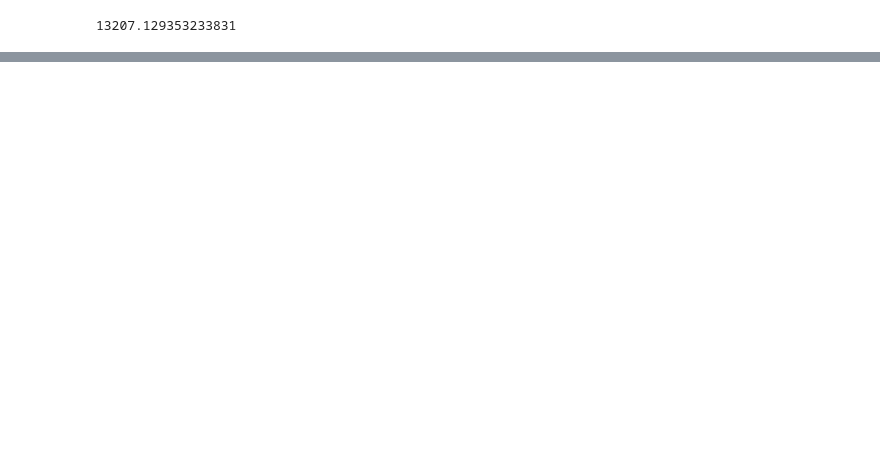
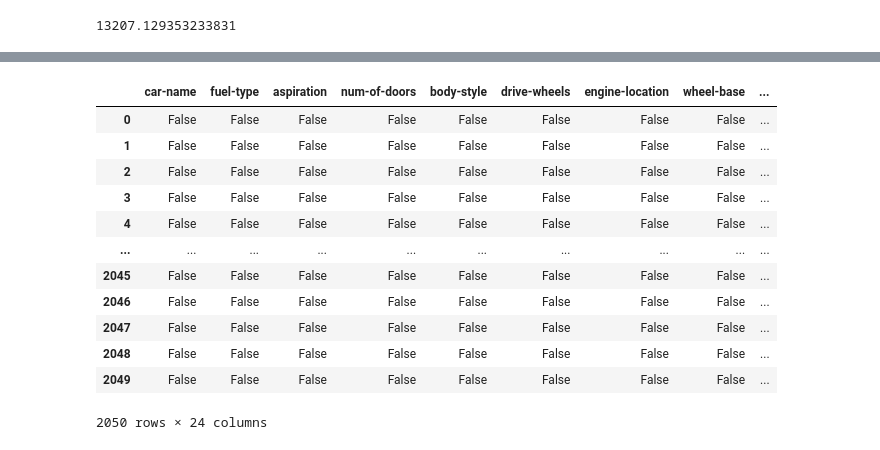
Before and after one commit to vaishnavirathod03/Automobile_ML_Project, a Jupyter notebook: Step 1 - Data Preprocessing/Automobile_preprocessing.ipynb, the cells around one changed output, grey strips where cells are left out. Saved outputs shown, nothing was run; the diff lists cells and outputs as text; code cells hidden in the pictures; blank space fills up the shorter version.

```diff
--- a/Step 1 - Data Preprocessing/Automobile_preprocessing.ipynb
+++ b/Step 1 - Data Preprocessing/Automobile_preprocessing.ipynb
@@ -568,0 +589,17 @@ memory usage: 40.2+ KB
+# %%
+# isnull()--> returns true if null value is present and false if no null values
+ad.isnull()
+# %% [output]
+|  | car-name | fuel-type | aspiration | num-of-doors | body-style | drive-wheels | engine-location | wheel-base | ... |
+| 0 | False | False | False | False | False | False | False | False | ... |
+| 1 | False | False | False | False | False | False | False | False | ... |
+| 2 | False | False | False | False | False | False | False | False | ... |
+| 3 | False | False | False | False | False | False | False | False | ... |
+| 4 | False | False | False | False | False | False | False | False | ... |
+| ... | ... | ... | ... | ... | ... | ... | ... | ... | ... |
+| 2045 | False | False | False | False | False | False | False | False | ... |
+| 2046 | False | False | False | False | False | False | False | False | ... |
+| 2047 | False | False | False | False | False | False | False | False | ... |
+| 2048 | False | False | False | False | False | False | False | False | ... |
+| 2049 | False | False | False | False | False | False | False | False | ... |
+2050 rows × 24 columns
```
Also changed, not shown: parts of 40 cells of this notebook.
